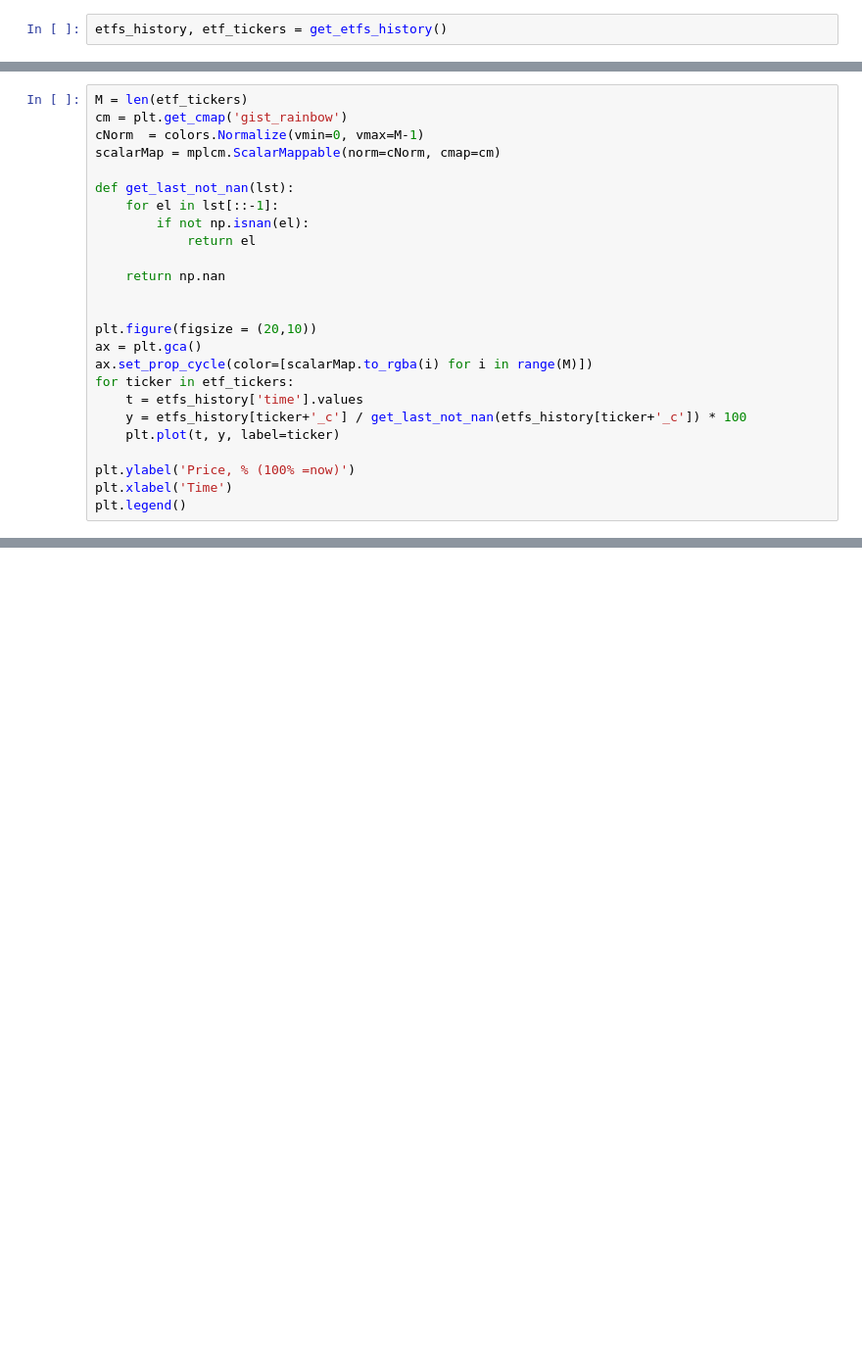
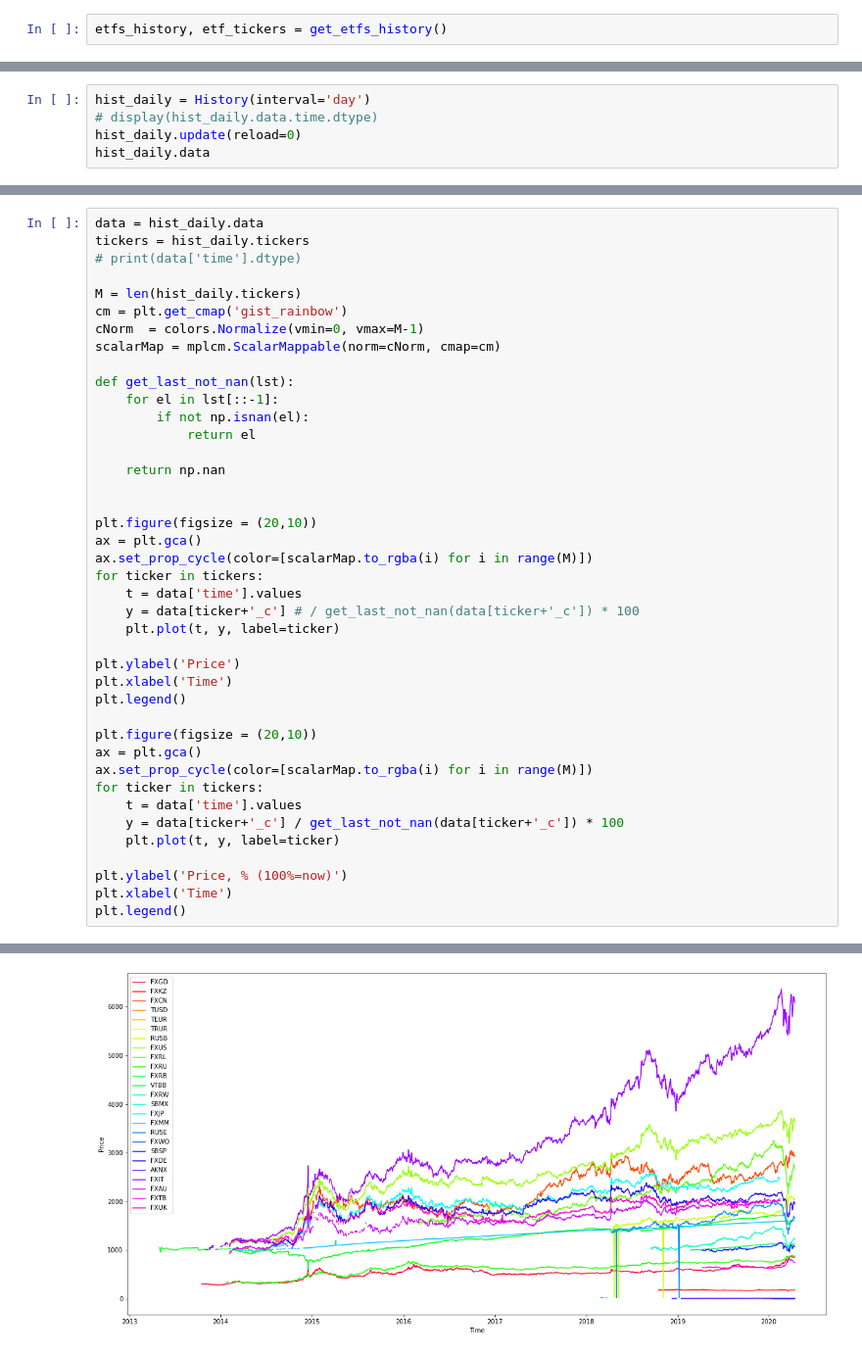
Before and after one commit to Alexander-Serov/tinkoff_analysis, a Jupyter notebook: main-analysis.ipynb, the cells around one changed output, grey strips where cells are left out. Shown at 98% size. Cells and saved outputs as stored; diff of their text form; blank space fills up the shorter version.

```diff
--- a/main-analysis.ipynb
+++ b/main-analysis.ipynb
@@ -53,0 +61,5 @@ etfs_history, etf_tickers = get_etfs_history()
+# %%
+hist_daily = History(interval='day')
+# display(hist_daily.data.time.dtype)
+hist_daily.update(reload=0)
+hist_daily.data
@@ -54,5 +82,9 @@ etfs_history, etf_tickers = get_etfs_history()
 # %%
-M = len(etf_tickers)
+data = hist_daily.data
+tickers = hist_daily.tickers
+# print(data['time'].dtype)
+
+M = len(hist_daily.tickers)
 cm = plt.get_cmap('gist_rainbow')
 cNorm  = colors.Normalize(vmin=0, vmax=M-1)
 scalarMap = mplcm.ScalarMappable(norm=cNorm, cmap=cm)
@@ -68,11 +100,24 @@ def get_last_not_nan(lst):
 plt.figure(figsize = (20,10))
 ax = plt.gca()
 ax.set_prop_cycle(color=[scalarMap.to_rgba(i) for i in range(M)])
-for ticker in etf_tickers:
-    t = etfs_history['time'].values
-    y = etfs_history[ticker+'_c'] / get_last_not_nan(etfs_history[ticker+'_c']) * 100
+for ticker in tickers:
+    t = data['time'].values
+    y = data[ticker+'_c'] # / get_last_not_nan(data[ticker+'_c']) * 100
     plt.plot(t, y, label=ticker)
 
-plt.ylabel('Price, % (100% =now)')
+plt.ylabel('Price')
 plt.xlabel('Time')
 plt.legend()
+
+plt.figure(figsize = (20,10))
+ax = plt.gca()
+ax.set_prop_cycle(color=[scalarMap.to_rgba(i) for i in range(M)])
+for ticker in tickers:
+    t = data['time'].values
+    y = data[ticker+'_c'] / get_last_not_nan(data[ticker+'_c']) * 100
+    plt.plot(t, y, label=ticker)
+
+plt.ylabel('Price, % (100%=now)')
+plt.xlabel('Time')
+plt.legend()
+# %% [output]
@@ -78,0 +125 @@ plt.legend()
+[figure, added]
```
Also changed, not shown: parts of 6 cells of this notebook, 2 other files.
